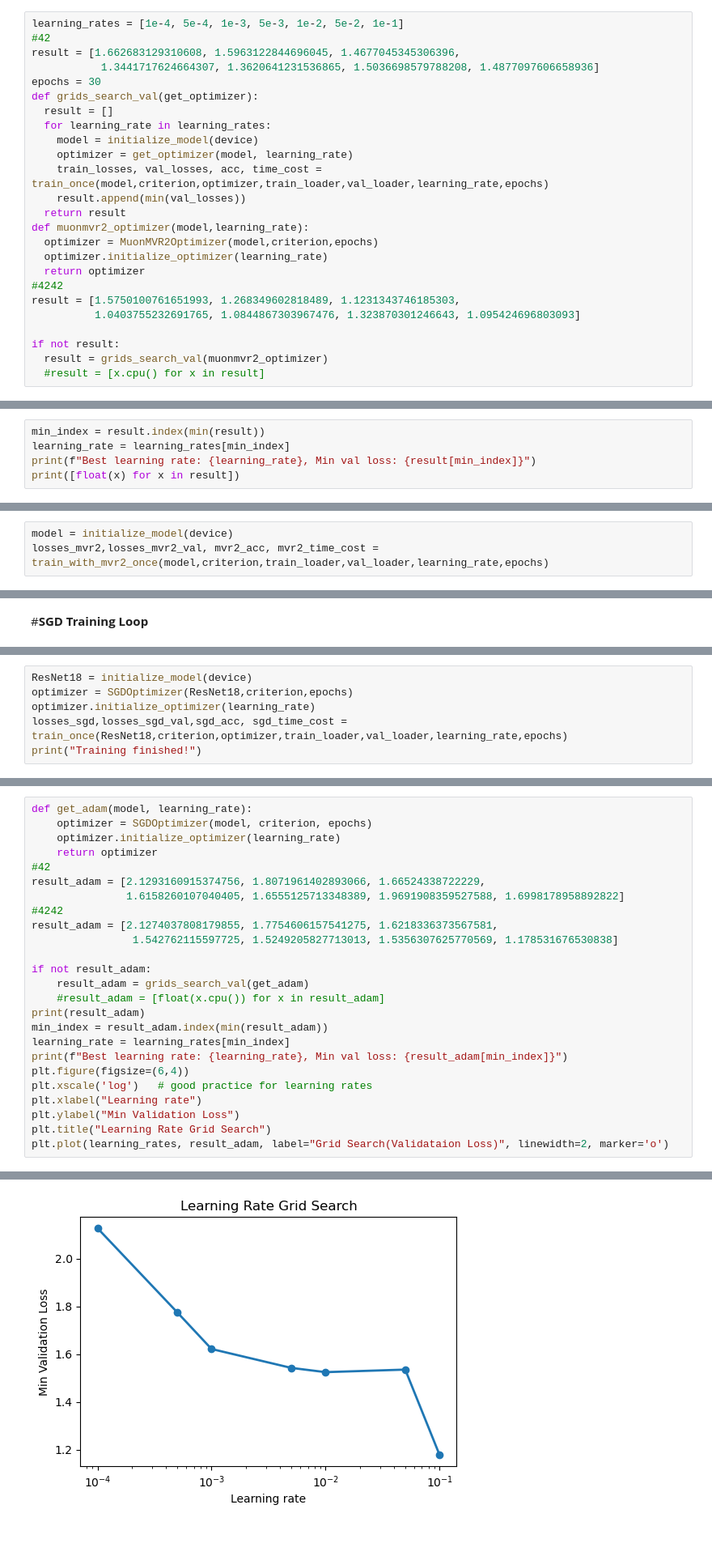
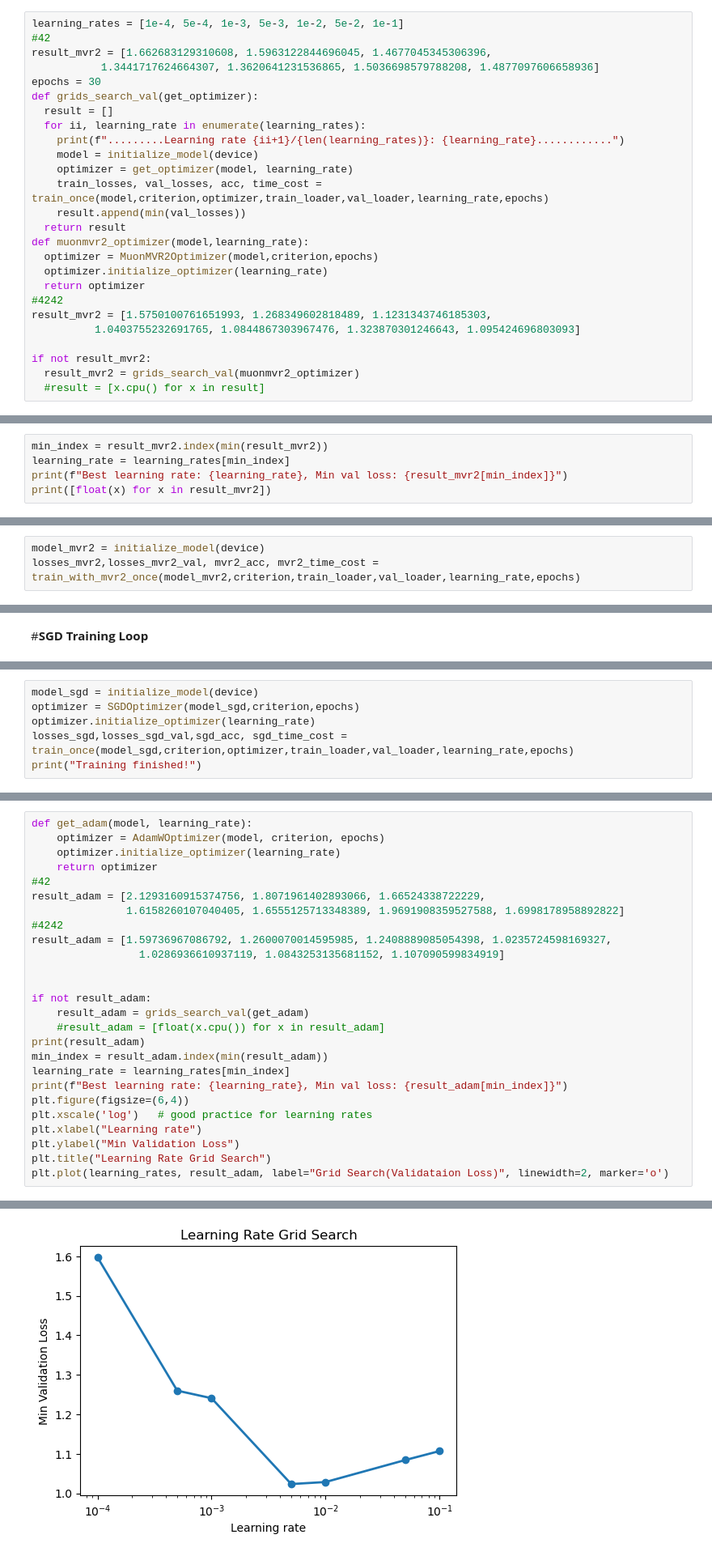
Before and after one commit to RayCyder/Intro, a Jupyter notebook: ResNet_Implementation_on_CIFAR10_2.ipynb, the cells around one changed output, grey strips where cells are left out. Shown at 81% size. Cells and saved outputs as stored; diff of their text form.

```diff
--- a/ResNet_Implementation_on_CIFAR10_2.ipynb
+++ b/ResNet_Implementation_on_CIFAR10_2.ipynb
@@ -532,12 +667,13 @@ def test_model(ResNet18, criterion, test_loader):
 # %%
 learning_rates = [1e-4, 5e-4, 1e-3, 5e-3, 1e-2, 5e-2, 1e-1]
 #42
-result = [1.662683129310608, 1.5963122844696045, 1.4677045345306396,
+result_mvr2 = [1.662683129310608, 1.5963122844696045, 1.4677045345306396,
            1.3441717624664307, 1.3620641231536865, 1.5036698579788208, 1.4877097606658936]
 epochs = 30
 def grids_search_val(get_optimizer):
   result = []
-  for learning_rate in learning_rates:
+  for ii, learning_rate in enumerate(learning_rates):
+    print(f".........Learning rate {ii+1}/{len(learning_rates)}: {learning_rate}............")
     model = initialize_model(device)
     optimizer = get_optimizer(model, learning_rate)
     train_losses, val_losses, acc, time_cost = train_once(model,criterion,optimizer,train_loader,val_loader,learning_rate,epochs)
@@ -548,11 +684,11 @@ def muonmvr2_optimizer(model,learning_rate):
   optimizer.initialize_optimizer(learning_rate)
   return optimizer
 #4242
-result = [1.5750100761651993, 1.268349602818489, 1.1231343746185303,
+result_mvr2 = [1.5750100761651993, 1.268349602818489, 1.1231343746185303,
           1.0403755232691765, 1.0844867303967476, 1.323870301246643, 1.095424696803093]
 
-if not result:
-  result = grids_search_val(muonmvr2_optimizer)
+if not result_mvr2:
+  result_mvr2 = grids_search_val(muonmvr2_optimizer)
   #result = [x.cpu() for x in result]
 # %%
 plt.figure(figsize=(6,4))
@@ -569,10 +705,10 @@ plt.plot(learning_rates, result, label="Grid Search(Validataion Loss)", linewidt
 # %% [markdown]
 #**Clean Model**
 # %%
-min_index = result.index(min(result))
+min_index = result_mvr2.index(min(result_mvr2))
 learning_rate = learning_rates[min_index]
-print(f"Best learning rate: {learning_rate}, Min val loss: {result[min_index]}")
-print([float(x) for x in result])
+print(f"Best learning rate: {learning_rate}, Min val loss: {result_mvr2[min_index]}")
+print([float(x) for x in result_mvr2])
 # %% [output]
 Best learning rate: 0.005, Min val loss: 1.0403755232691765
 [1.5750100761651993, 1.268349602818489, 1.1231343746185303, 1.0403755232691765, 1.0844867303967476, 1.323870301246643, 1.095424696803093]
@@ -582,8 +718,8 @@ Best learning rate: 0.005, Min val loss: 1.0403755232691765
 # import os
 # os.environ["TORCH_LOGS"] = "recompiles,graph_breaks,guards"
 # %%
-model = initialize_model(device)
-losses_mvr2,losses_mvr2_val, mvr2_acc, mvr2_time_cost = train_with_mvr2_once(model,criterion,train_loader,val_loader,learning_rate,epochs)
+model_mvr2 = initialize_model(device)
+losses_mvr2,losses_mvr2_val, mvr2_acc, mvr2_time_cost = train_with_mvr2_once(model_mvr2,criterion,train_loader,val_loader,learning_rate,epochs)
 # %% [output]
 Test Loss: 1.712200
 
@@ -649,10 +785,10 @@ Best learning rate: 0.1, Min val loss: 1.1808870360255241
 [<matplotlib.lines.Line2D at 0x...>]
 [figure]
 # %%
-ResNet18 = initialize_model(device)
-optimizer = SGDOptimizer(ResNet18,criterion,epochs)
+model_sgd = initialize_model(device)
+optimizer = SGDOptimizer(model_sgd,criterion,epochs)
 optimizer.initialize_optimizer(learning_rate)
-losses_sgd,losses_sgd_val,sgd_acc, sgd_time_cost = train_once(ResNet18,criterion,optimizer,train_loader,val_loader,learning_rate,epochs)
+losses_sgd,losses_sgd_val,sgd_acc, sgd_time_cost = train_once(model_sgd,criterion,optimizer,train_loader,val_loader,learning_rate,epochs)
 print("Training finished!")
 # %% [output]
 Test Loss: 2.316863
@@ -687,15 +823,16 @@ class AdamWOptimizer(BaseOptimizer):
     self.optimizer,self.scheduler =  optimizer, scheduler
 # %%
 def get_adam(model, learning_rate):
-    optimizer = SGDOptimizer(model, criterion, epochs)
+    optimizer = AdamWOptimizer(model, criterion, epochs)
     optimizer.initialize_optimizer(learning_rate)
     return optimizer
 #42
 result_adam = [2.1293160915374756, 1.8071961402893066, 1.66524338722229,
                1.6158260107040405, 1.6555125713348389, 1.9691908359527588, 1.6998178958892822]
 #4242
-result_adam = [2.1274037808179855, 1.7754606157541275, 1.6218336373567581,
-                1.542762115597725, 1.5249205827713013, 1.5356307625770569, 1.178531676530838]
+result_adam = [1.59736967086792, 1.2600070014595985, 1.2408889085054398, 1.0235724598169327,
+                 1.0286936610937119, 1.0843253135681152, 1.107090599834919]
+
 
 if not result_adam:
     result_adam = grids_search_val(get_adam)
@@ -716,5 +868,5 @@ Best learning rate: 0.1, Min val loss: 1.178531676530838
 [<matplotlib.lines.Line2D at 0x...>]
-[figure, old version]
+[figure, new version]
 # %%
 ResNet18_adamw = initialize_model(device)
 optimizer = AdamWOptimizer(ResNet18_adamw,criterion,epochs)
```
Also changed, not shown: parts of 13 cells of this notebook.
